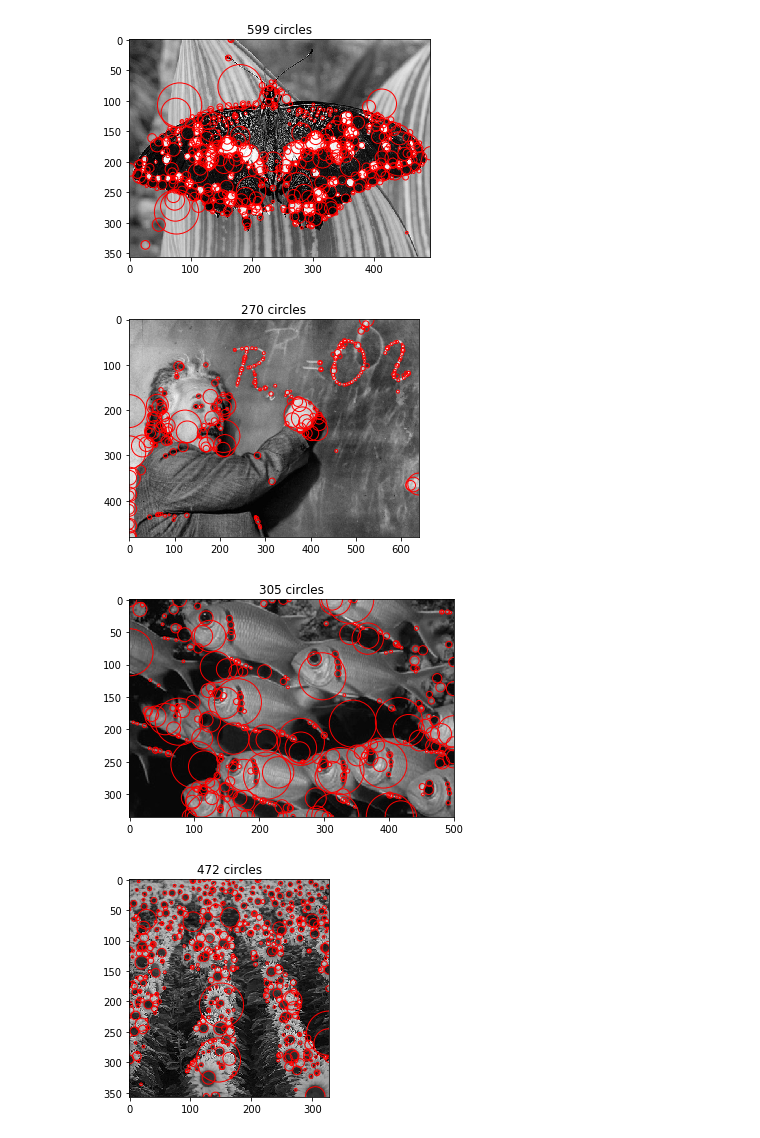
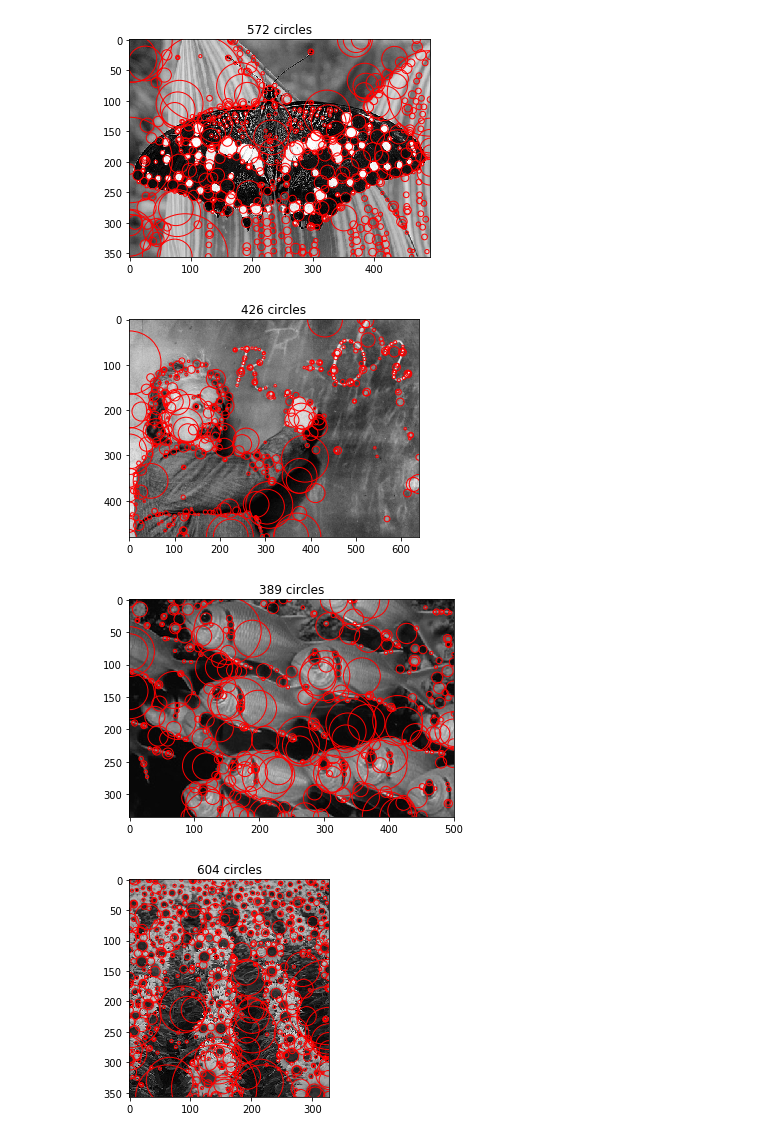
Before and after one commit to mcguiremichael/Vision, a Jupyter notebook: mlm3_mp2_part2_code.ipynb, the cells around one changed output. Drawn from its saved outputs; the diff is of its cells as text; code cells hidden in the pictures.

```diff
--- a/mlm3_mp2_part2_code.ipynb
+++ b/mlm3_mp2_part2_code.ipynb
@@ -14,37 +14,42 @@ def load_image(path):
     im = im / 255.
     return im
 # %%
-def standard_blob_detector(image, stds, threshold):
+def blob_detector(image, stds, threshold, k, method):
     (h,w) = image.shape
     #stds = [2 * (1.1 ** i) for i in range(15)]
     scale_space = np.zeros((h,w,len(stds)))
-    for i in range(len(stds)):
-        std = stds[i]
-        scale_space[:,:,i] = ((std ** 2) * (scipy.ndimage.filters.gaussian_laplace(image, std))) ** 2
+
+    if (method == 'increase_filter'):
+        for i in range(len(stds)):
+            std = stds[i]
+            scale_space[:,:,i] = ((std ** 2) * (scipy.ndimage.filters.gaussian_laplace(image, std))) ** 2
+    elif (method == 'downsample'):
+        resize_frac = 1.0
+        for i in range(len(stds)):
+            std = stds[0]
+            stds[i] = std * (k ** i)
+            downsampled_im = skimage.transform.resize(image, (int(h*resize_frac), int(w*resize_frac)))
+            convolve_out = scipy.ndimage.filters.gaussian_laplace(downsampled_im, std) ** 2
+            scale_space[:,:,i] = skimage.transform.resize(convolve_out, (h,w))
+            resize_frac *= (1/k)
 
 
-    #scale_space *= (scale_space > threshold)
 
     max_vals = np.zeros(scale_space.shape)
     for i in range(len(stds)):
         level = scale_space[:,:,i]
-        max_filter = scipy.ndimage.filters.rank_filter(level, -1, size=int(stds[i]*1.5))
+        max_filter = scipy.ndimage.filters.rank_filter(level, -1, size=int(stds[i]*2))
         max_indices = (level == max_filter).nonzero()
         max_vals[:,:,i][max_indices] = level[max_indices]
 
     max_vals_final = np.zeros(max_vals.shape)
-    count = 3
-    for i in range(count, len(stds)-count):
+    count = 4
+    offset = 2
+    for i in range(count+offset, len(stds)-count):
         level = max_vals[:,:,i-count:i+count]
         max_filter = scipy.ndimage.filters.rank_filter(level, -1, size=(int(stds[i+count-1]), int(stds[i+count-1]), 2*count+1))
         max_indices = (level == max_filter).nonzero()
         max_vals_final[:,:,i-count:i+count][max_indices] = level[max_indices]
-
-    """
-    max_filter = scipy.ndimage.filters.rank_filter(max_vals, -1, size=(3,3,len(stds)))
-    max_indices = (max_vals == max_filter).nonzero()
-    max_vals_final[max_indices] = max_vals[max_indices]
-    """
 
     max_vals = max_vals_final
     max_vals_condensed = np.max(max_vals, 2)
@@ -78,32 +79,33 @@ def show_all_circles(image, cx, cy, rad, color='r'):
     plt.show()
 # %%
 image_names = ['assignment2_images/butterfly.jpg', 'assignment2_images/einstein.jpg', 'assignment2_images/fishes.jpg', 'assignment2_images/sunflowers.jpg']
-stds = [1.0 * (1.5 ** i) for i in range(10)]
+k = 1.35
+stds = [1.0 * (k ** i) for i in range(15)]
 rads = [stds[i] * (2 ** 0.5) for i in range(len(stds))]
 
-thresholds = [0.03, 0.025, 0.015, 0.025]
+thresholds = [0.01, 0.01, 0.01, 0.01]
 
 
 
 for i in range(len(image_names)):
     im = load_image(image_names[i])
-    max_indices_condensed = standard_blob_detector(im, stds, thresholds[i])
+    max_indices_condensed = blob_detector(im, stds, thresholds[i], k, 'increase_filter')
     (y,x) = indices = max_indices_condensed.nonzero()
     depths = max_indices_condensed[indices]
     my_stds = np.array([stds[depths[i]] for i in range(len(depths))])
     """
     blob_arr = np.stack([y,x,my_stds]).T
 
     new_blob_arr = skimage.feature.blob._prune_blobs(blob_arr, 0.7)
 
     (y, x, my_stds) = new_blob_arr.T
     my_rads = [my_stds[i] * (2 ** 0.5) for i in range(len(my_stds))]
     """
 
     my_rads = [rads[depths[i]] for i in range(len(depths))]
     show_all_circles(im, x, y, my_rads)
 # %% [output]
-[figure, old version]
+[figure, new version]
-[figure, old version]
+[figure, new version]
-[figure, old version]
+[figure, new version]
-[figure, old version]
+[figure, new version]
```
Also changed, not shown: parts of 2 cells of this notebook.
